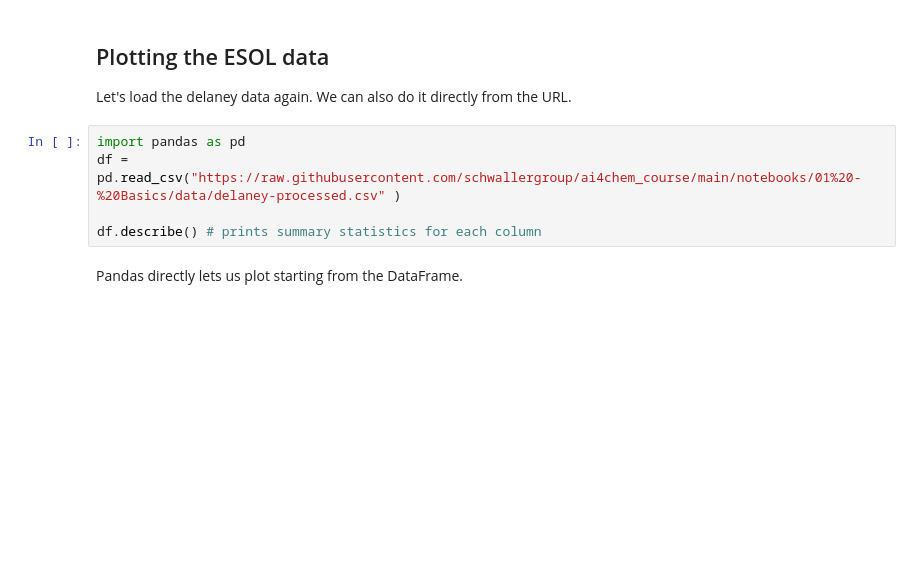
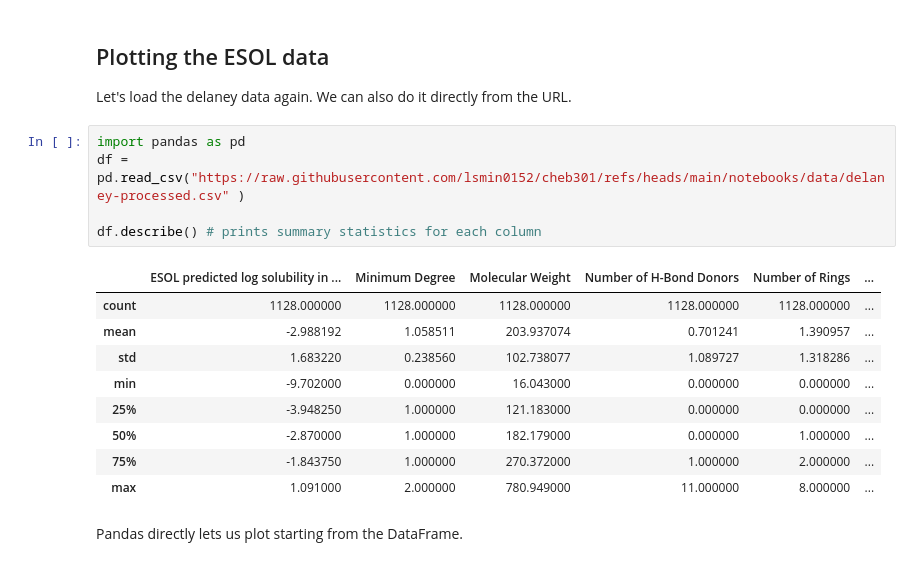
Before and after one commit to lsmin0152/cheb301, a Jupyter notebook: notebooks/CHEB301_F25_01_plotting.ipynb, the cells around one changed output. Saved outputs shown, nothing was run; the diff lists cells and outputs as text; blank space fills up the shorter version.

```diff
--- a/notebooks/CHEB301_F25_01_plotting.ipynb
+++ b/notebooks/CHEB301_F25_01_plotting.ipynb
@@ -61,9 +105,19 @@ Those are just simple plots, but you can check out [`seaborn` gallery](https://s
 Let's load the delaney data again. We can also do it directly from the URL.
 # %%
 import pandas as pd
-df = pd.read_csv("https://raw.githubusercontent.com/schwallergroup/ai4chem_course/main/notebooks/01%20-%20Basics/data/delaney-processed.csv" )
+df = pd.read_csv("https://raw.githubusercontent.com/lsmin0152/cheb301/refs/heads/main/notebooks/data/delaney-processed.csv" )
 
 df.describe() # prints summary statistics for each column
+# %% [output]
+|  | ESOL predicted log solubility in ... | Minimum Degree | Molecular Weight | Number of H-Bond Donors | Number of Rings | ... |
+| count | 1128.000000 | 1128.000000 | 1128.000000 | 1128.000000 | 1128.000000 | ... |
+| mean | -2.988192 | 1.058511 | 203.937074 | 0.701241 | 1.390957 | ... |
+| std | 1.683220 | 0.238560 | 102.738077 | 1.089727 | 1.318286 | ... |
+| min | -9.702000 | 0.000000 | 16.043000 | 0.000000 | 0.000000 | ... |
+| 25% | -3.948250 | 1.000000 | 121.183000 | 0.000000 | 0.000000 | ... |
+| 50% | -2.870000 | 1.000000 | 182.179000 | 0.000000 | 1.000000 | ... |
+| 75% | -1.843750 | 1.000000 | 270.372000 | 1.000000 | 2.000000 | ... |
+| max | 1.091000 | 2.000000 | 780.949000 | 11.000000 | 8.000000 | ... |
 # %% [markdown]
 Pandas directly lets us plot starting from the DataFrame.
 # %%
```
Also changed, not shown: parts of 15 cells of this notebook.
